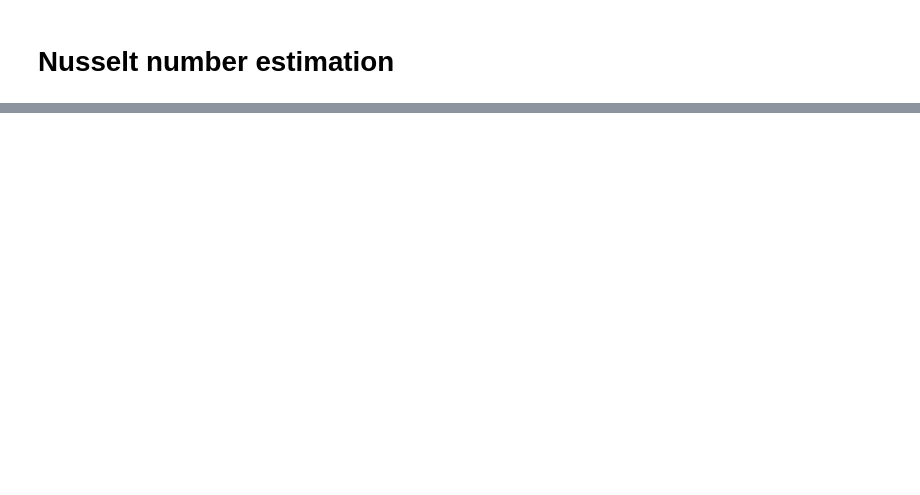
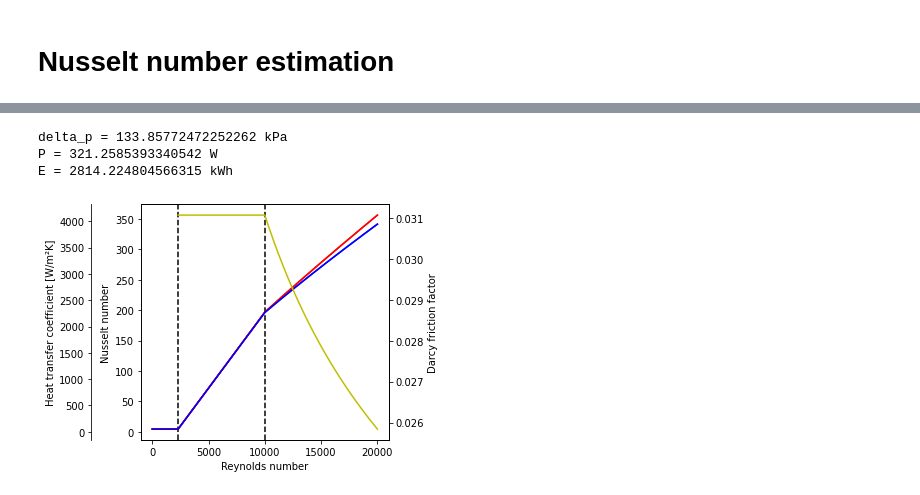
Before and after one commit to kkorhone/Python_Notebooks, a Jupyter notebook: NusseltNumber.ipynb, the cells around one changed output, grey strips where cells are left out. Cells and saved outputs as stored; diff of their text form; code cells hidden in the pictures; blank space fills up the shorter version.

```diff
--- a/NusseltNumber.ipynb
+++ b/NusseltNumber.ipynb
@@ -148,0 +183,73 @@ Wikipedia:           Nu_fluid = 53.03298550645952
+# %%
+delta_p = 2 * f * rho_fluid * v_fluid**2 * L_borehole / (2 * d_inner)
+
+print(f"delta_p = {delta_p*1e-3} kPa")
+
+eta = 0.5
+
+P = (2 * delta_p) * Q_fluid / eta
+
+print(f"P = {P} W")
+
+E = P * 8760
+
+print(f"E = {E*1e-3} kWh")
+# %% [output]
+delta_p = 133.85772472252262 kPa
+P = 321.2585393340542 W
+E = 2814.224804566315 kWh
+# %%
+import matplotlib.pyplot as pyplot
+
+Re_fluid = numpy.linspace(2, 20000, 201)
+
+Nu_fluid1 = numpy.empty_like(Re_fluid)
+Nu_fluid2 = numpy.empty_like(Re_fluid)
+
+f = numpy.empty_like(Re_fluid)
+
+for i in range(len(Re_fluid)):
+  u = (Re_fluid[i] - 2_300) / (10_000 - 2_300)
+  if Re_fluid[i] < 2300:
+    f[i] = numpy.nan
+    Nu_fluid1[i] = 4.364
+    Nu_fluid2[i] = 4.364
+  elif Re_fluid[i] < 10000:
+    f[i] = 0.0055 * (1 + (20_000 * epsilon / d_inner + 1e6 / 10_000)**(1/3))
+    Nu_fluid1[i] = (1-u)*4.364+u*((f[i]/8)*10_000*Pr_fluid/(1+12.7*numpy.sqrt(f[i]/8)*(Pr_fluid**(2/3)-1))*(1+(d_inner/L_borehole)**(2/3)))
+    Nu_fluid2[i] = (1-u)*4.364+u*(0.023*10**3.2*Pr_fluid**0.4)
+  else:
+    f[i] = 0.0055 * (1 + (2e4 * epsilon / d_inner + 1e6 / Re_fluid[i])**(1/3))
+    Nu_fluid1[i] = (f[i]/8)*Re_fluid[i]*Pr_fluid/(1+12.7*numpy.sqrt(f[i]/8)*(Pr_fluid**(2/3)-1))*(1+(d_inner/L_borehole)**(2/3))
+    Nu_fluid2[i] = 0.023*Re_fluid[i]**0.8*Pr_fluid**0.4
+
+_, ax1 = pyplot.subplots()
+
+ax2 = ax1.twinx()
+ax3 = ax1.twinx()
+
+ax2.spines["left"].set_position(("axes", -0.2))
+ax2.spines["left"].set_visible(True)
+
+ax2.yaxis.set_label_position('left')
+ax2.yaxis.set_ticks_position('left')
+
+ax1.plot(Re_fluid, Nu_fluid1, "r-")
+ax1.plot(Re_fluid, Nu_fluid2, "b-")
+
+ax1.axvline(2_300, color="k", ls="--")
+ax1.axvline(10_000, color="k", ls="--")
+
+ax2.plot(Re_fluid, Nu_fluid1*k_fluid/d_inner, "r-")
+ax2.plot(Re_fluid, Nu_fluid2*k_fluid/d_inner, "b-")
+
+ax3.plot(Re_fluid, f, "y-")
+
+ax1.set_ylabel("Nusselt number")
+ax1.set_xlabel("Reynolds number")
+ax2.set_ylabel(u"Heat transfer coefficient [W/m\xb2K]")
+ax3.set_ylabel("Darcy friction factor")
+
+pyplot.tight_layout()
+# %% [output]
+[figure, added]
```
Also changed, not shown: parts of 6 cells of this notebook.
